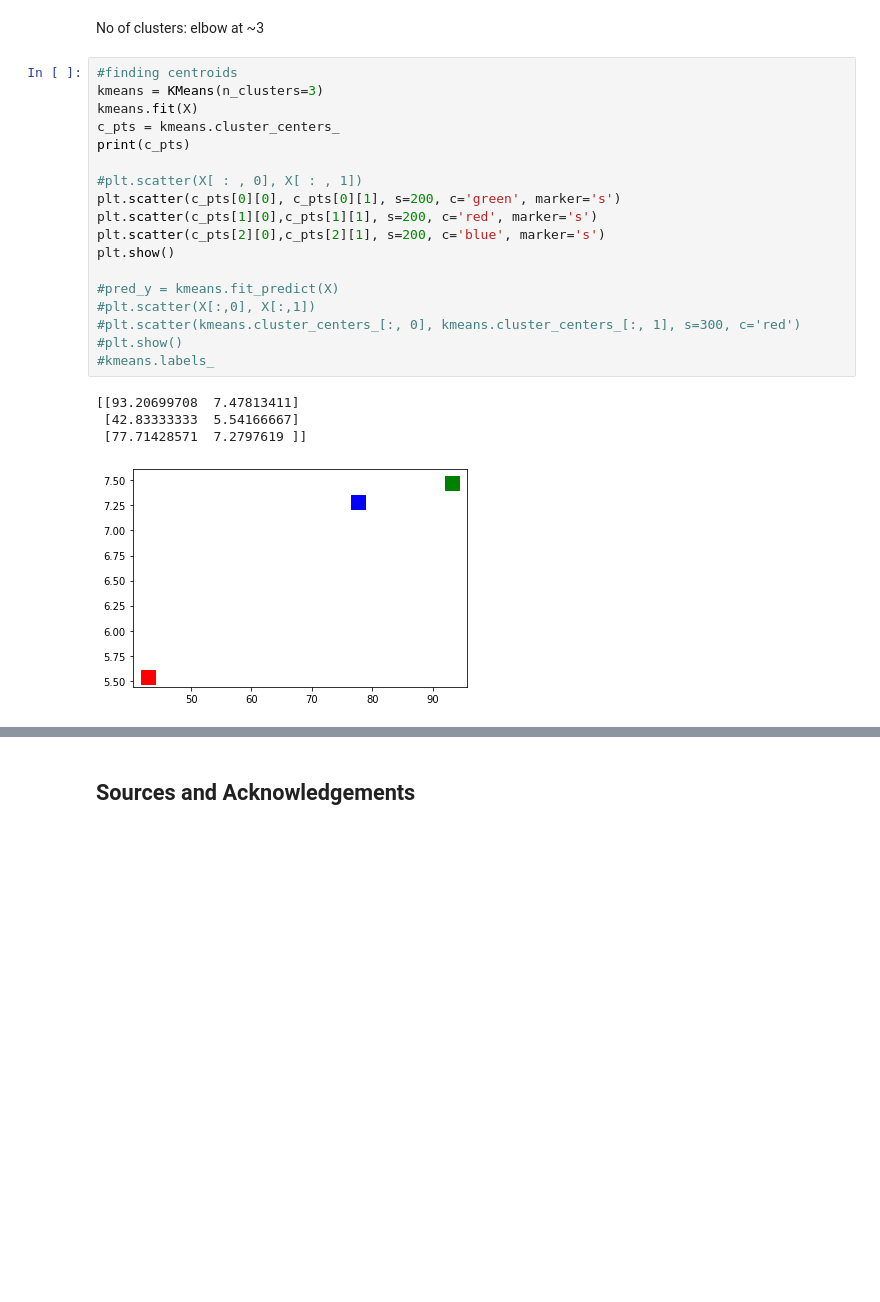
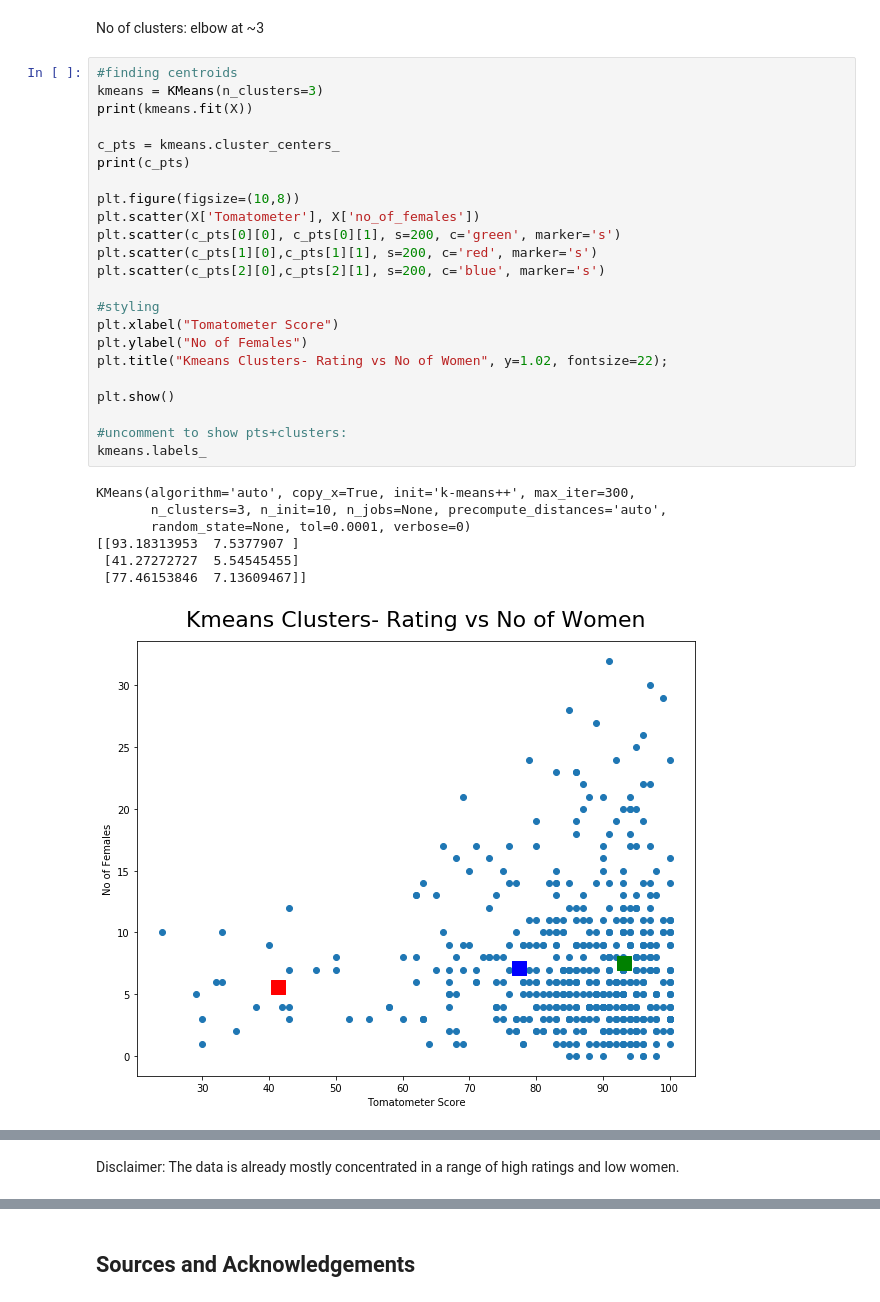
Before and after one commit to maitreyirajaram/oscar-awards-analysis, a Jupyter notebook: MovieReport.ipynb, the cells around one changed output, grey strips where cells are left out. Cells and saved outputs as stored; diff of their text form; blank space fills up the shorter version.

```diff
--- a/MovieReport.ipynb
+++ b/MovieReport.ipynb
@@ -655,26 +690,34 @@ No of clusters: elbow at ~3
 # %%
 #finding centroids
 kmeans = KMeans(n_clusters=3)
-kmeans.fit(X)
+print(kmeans.fit(X))
+
 c_pts = kmeans.cluster_centers_
 print(c_pts)
 
-#plt.scatter(X[ : , 0], X[ : , 1])
+plt.figure(figsize=(10,8))
+plt.scatter(X['Tomatometer'], X['no_of_females'])
 plt.scatter(c_pts[0][0], c_pts[0][1], s=200, c='green', marker='s')
 plt.scatter(c_pts[1][0],c_pts[1][1], s=200, c='red', marker='s')
 plt.scatter(c_pts[2][0],c_pts[2][1], s=200, c='blue', marker='s')
+
+#styling
+plt.xlabel("Tomatometer Score")
+plt.ylabel("No of Females")
+plt.title("Kmeans Clusters- Rating vs No of Women", y=1.02, fontsize=22);
+
 plt.show()
 
-#pred_y = kmeans.fit_predict(X)
-#plt.scatter(X[:,0], X[:,1])
-#plt.scatter(kmeans.cluster_centers_[:, 0], kmeans.cluster_centers_[:, 1], s=300, c='red')
-#plt.show()
-#kmeans.labels_
+#uncomment to show pts+clusters:
+kmeans.labels_
 # %% [output]
-[[93.20699708  7.47813411]
- [42.83333333  5.54166667]
- [77.71428571  7.2797619 ]]
+KMeans(algorithm='auto', copy_x=True, init='k-means++', max_iter=300,
+       n_clusters=3, n_init=10, n_jobs=None, precompute_distances='auto',
+       random_state=None, tol=0.0001, verbose=0)
+[[93.18313953  7.5377907 ]
+ [41.27272727  5.54545455]
+ [77.46153846  7.13609467]]
-[figure, old version]
+[figure, new version]
 array([0, 2, 0, 0, 0, 0, 0, 0, 0, 2, 0, 0, 0, 2, 0, 0, 0, 0, 0, 1, 0, 0,
        0, 0, 0, 0, 0, 0, 0, 0, 0, 0, 0, 0, 0, 0, 0, 0, 0, 0, 2, 2, 2, 0,
        0, 0, 0, 2, 0, 0, 0, 2, 2, 0, 2, 2, 0, 0, 2, 0, 2, 0, 2, 2, 0, 0,
@@ -693,2 +736,4 @@ array([0, 2, 0, 0, 0, 0, 0, 0, 0, 2, 0, 0, 0, 2, 0, 0, 0, 0, 0, 1, 0, 0,
        0, 0, 0, 0, 0, 0, 2, 0, 0, 0, 2, 0, 0, 2, 0, 0, 0, 0, 0, 0, 2, 0,
        0, 2, 2, 2, 0, 0, 0], dtype=int32)
+# %% [markdown]
+Disclaimer: The data is already mostly concentrated in a range of high ratings and low women.
```
Also changed, not shown: parts of 9 cells of this notebook.
